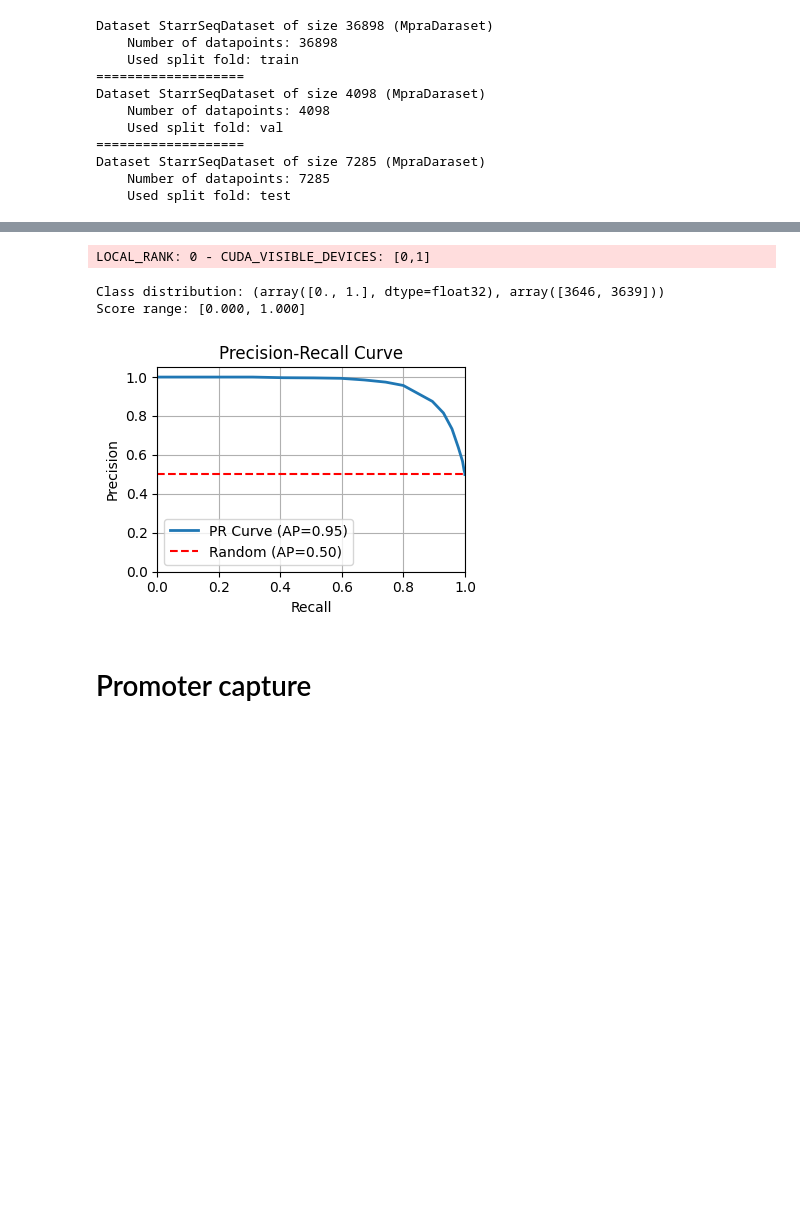
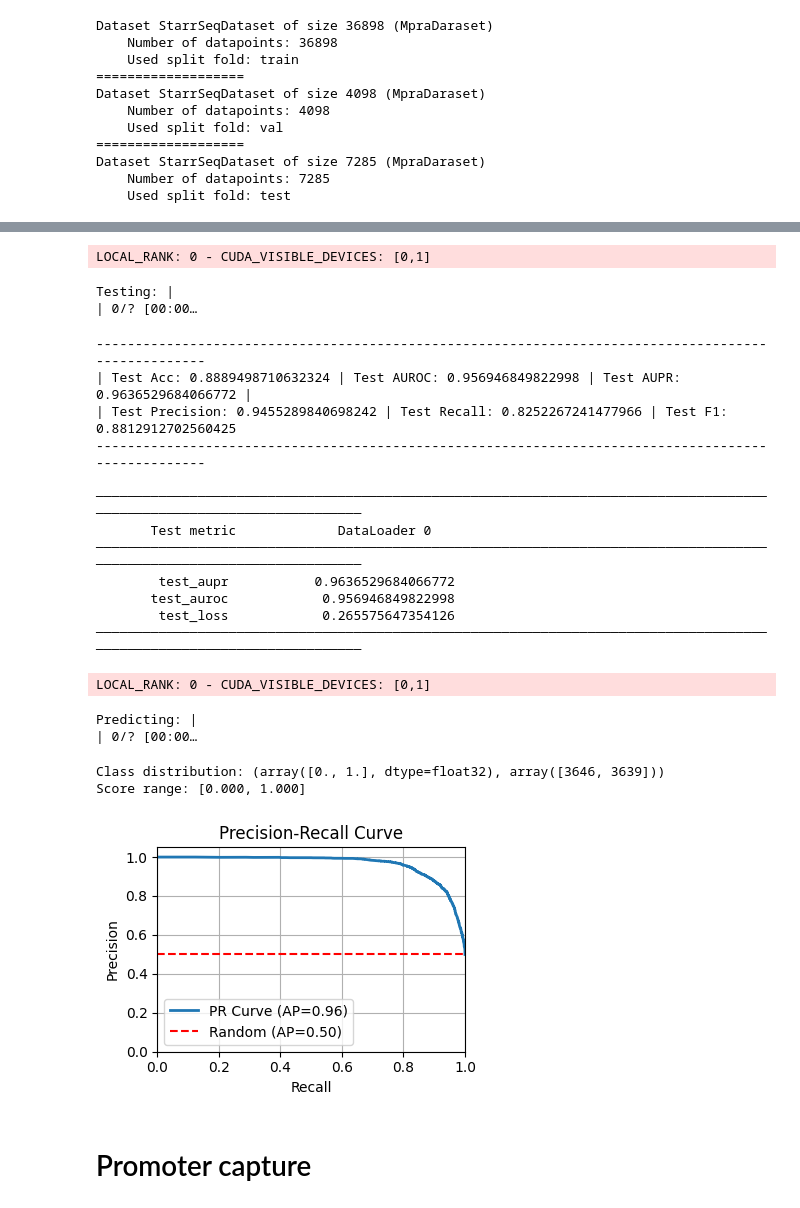
Before and after one commit to autosome-imtf/MPRA-MNIST, a Jupyter notebook: examples/StarrSeq_example.ipynb, the cells around one changed output, grey strips where cells are left out. Drawn from its saved outputs; the diff is of its cells as text; code cells hidden in the pictures; blank space fills up the shorter version.

```diff
--- a/examples/StarrSeq_example.ipynb
+++ b/examples/StarrSeq_example.ipynb
@@ -269,8 +270,14 @@ model = CNN_cls(seq_len = seq_len)
 
 seq_model = LitModel_StarrSeq(model = model,
                            loss = torch.nn.BCEWithLogitsLoss(),
-                           weight_decay = 1e-1, lr = 1e-2, print_each = 5)
+                           weight_decay = 1e-1, lr = 1e-3, print_each = 10)
 # %%
+checkpoint_callback = ModelCheckpoint(
+        monitor='val_aupr',
+        mode='max',
+        save_top_k=1,
+        save_last=False
+    )
 # Initialize a trainer
 trainer = L.Trainer(
     accelerator="gpu",
@@ -280,7 +287,8 @@ trainer = L.Trainer(
     precision='16-mixed',
     enable_progress_bar = True,
     num_sanity_val_steps=0,
-    enable_model_summary=False
+    enable_model_summary=False,
+    callbacks=[checkpoint_callback]
 )
 # %% [output]
 Using 16bit Automatic Mixed Precision (AMP)
@@ -324,10 +319,32 @@ Loading `train_dataloader` to estimate number of stepping batches.
 # %%
+best_model_path = checkpoint_callback.best_model_path
+seq_model = LitModel_StarrSeq.load_from_checkpoint(
+    best_model_path,
+    model = model,
+    loss = torch.nn.BCEWithLogitsLoss(),
+    weight_decay = 1e-1, lr = 1e-3, print_each = 1)
+trainer.test(seq_model, dataloaders=test_loader)
 plot_pr_auc(seq_model, test_loader)
 # %% [output]
 LOCAL_RANK: 0 - CUDA_VISIBLE_DEVICES: [0,1]
-Class distribution: (array([0., 1.], dtype=float32), array([3646, 3639]))
-Score range: [0.000, 1.000]
+Testing: |                                                                                        | 0/? [00:00…
+----------------------------------------------------------------------------------------------------
+| Test Acc: 0.8889498710632324 | Test AUROC: 0.956946849822998 | Test AUPR: 0.9636529684066772 |
+| Test Precision: 0.9455289840698242 | Test Recall: 0.8252267241477966 | Test F1: 0.8812912702560425
+----------------------------------------------------------------------------------------------------
+
+────────────────────────────────────────────────────────────────────────────────────────────────────────────────────────
+       Test metric             DataLoader 0
+────────────────────────────────────────────────────────────────────────────────────────────────────────────────────────
+        test_aupr           0.9636529684066772
+       test_auroc            0.956946849822998
+        test_loss            0.265575647354126
+────────────────────────────────────────────────────────────────────────────────────────────────────────────────────────
+LOCAL_RANK: 0 - CUDA_VISIBLE_DEVICES: [0,1]
+Predicting: |                                                                                     | 0/? [00:00…
+Class distribution: (array([0., 1.], dtype=float32), array([3646, 3639]))
+Score range: [0.000, 1.000]
-[figure, old version]
+[figure, new version]
 # %% [markdown]
 # Promoter capture
 # %%
```
Also changed, not shown: parts of 10 cells of this notebook, 4 other files.
